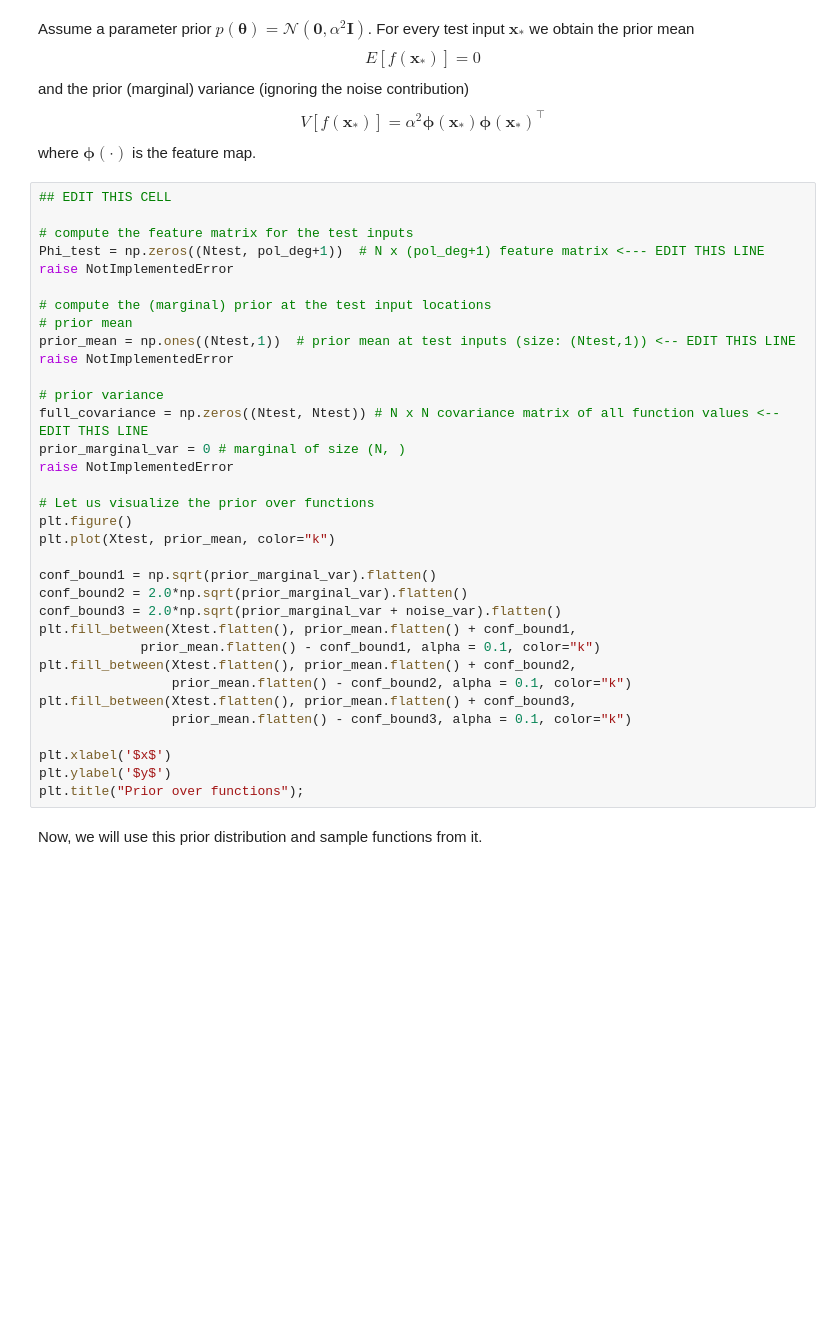
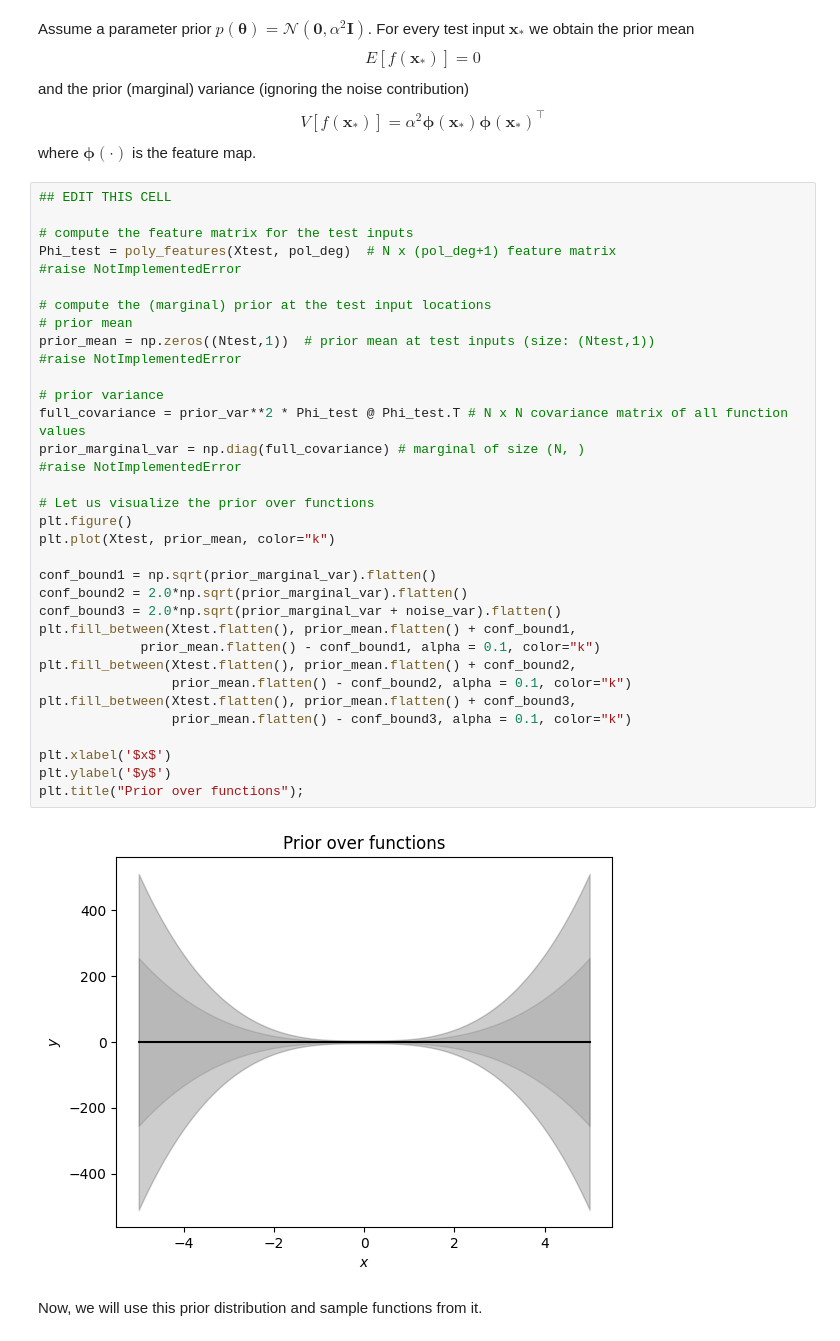
Before and after one commit to albamr09/MML, a Jupyter notebook: 09_Linear_Regression/tutorial_linear_regression.ipynb, the cells around one changed output. Cells and saved outputs as stored; diff of their text form; blank space fills up the shorter version.

```diff
--- a/09_Linear_Regression/tutorial_linear_regression.ipynb
+++ b/09_Linear_Regression/tutorial_linear_regression.ipynb
@@ -760,37 +799,39 @@ where $\boldsymbol\phi(\cdot)$ is the feature map.
 # %%
 ## EDIT THIS CELL
 
 # compute the feature matrix for the test inputs
-Phi_test = np.zeros((Ntest, pol_deg+1))  # N x (pol_deg+1) feature matrix <--- EDIT THIS LINE
-raise NotImplementedError
+Phi_test = poly_features(Xtest, pol_deg)  # N x (pol_deg+1) feature matrix
+#raise NotImplementedError
 
 # compute the (marginal) prior at the test input locations
 # prior mean
-prior_mean = np.ones((Ntest,1))  # prior mean at test inputs (size: (Ntest,1)) <-- EDIT THIS LINE
-raise NotImplementedError
+prior_mean = np.zeros((Ntest,1))  # prior mean at test inputs (size: (Ntest,1))
+#raise NotImplementedError
 
 # prior variance
-full_covariance = np.zeros((Ntest, Ntest)) # N x N covariance matrix of all function values <-- EDIT THIS LINE
-prior_marginal_var = 0 # marginal of size (N, )
-raise NotImplementedError
+full_covariance = prior_var**2 * Phi_test @ Phi_test.T # N x N covariance matrix of all function values
+prior_marginal_var = np.diag(full_covariance) # marginal of size (N, )
+#raise NotImplementedError
 
 # Let us visualize the prior over functions
 plt.figure()
 plt.plot(Xtest, prior_mean, color="k")
 
 conf_bound1 = np.sqrt(prior_marginal_var).flatten()
 conf_bound2 = 2.0*np.sqrt(prior_marginal_var).flatten()
 conf_bound3 = 2.0*np.sqrt(prior_marginal_var + noise_var).flatten()
 plt.fill_between(Xtest.flatten(), prior_mean.flatten() + conf_bound1,
              prior_mean.flatten() - conf_bound1, alpha = 0.1, color="k")
 plt.fill_between(Xtest.flatten(), prior_mean.flatten() + conf_bound2,
                  prior_mean.flatten() - conf_bound2, alpha = 0.1, color="k")
 plt.fill_between(Xtest.flatten(), prior_mean.flatten() + conf_bound3,
                  prior_mean.flatten() - conf_bound3, alpha = 0.1, color="k")
 
 plt.xlabel('$x$')
 plt.ylabel('$y$')
 plt.title("Prior over functions");
+# %% [output]
+[figure, added]
 # %% [markdown]
 Now, we will use this prior distribution and sample functions from it.
 # %%
```
Also changed, not shown: parts of 15 cells of this notebook.
